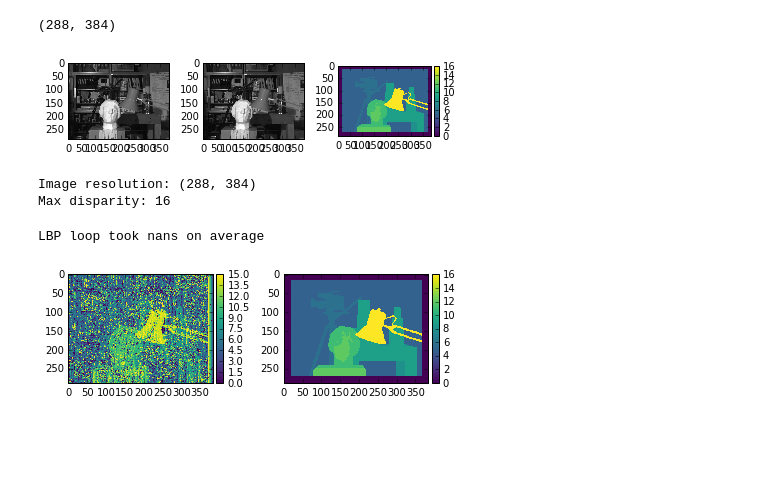
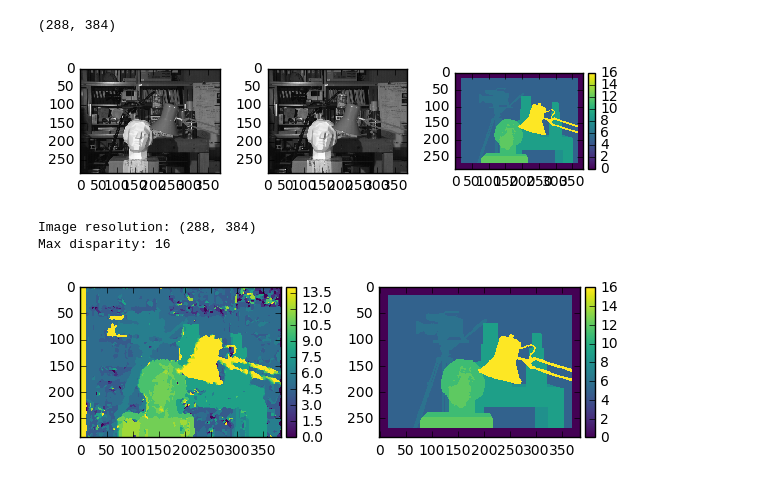
Before and after one commit to gdikov/hybrid-stereo-matching, a Jupyter notebook: notebooks/MRF_StereoMatching.ipynb, the cells around one changed output. Cells and saved outputs as stored; diff of their text form; code cells hidden in the pictures; blank space fills up the shorter version.

```diff
--- a/notebooks/MRF_StereoMatching.ipynb
+++ b/notebooks/MRF_StereoMatching.ipynb
@@ -11,8 +14,8 @@ from experiments.mrf import StereoMRF
 # %%
 # Read left and right images as well as ground truth
-img_left = skio.imread("experiments/tsuk_L.png", as_grey=True)
-img_right = skio.imread("experiments/tsuk_R.png", as_grey=True)
-ground_truth = load_ground_truth("experiments/tsuk_gt.pgm")
+img_left = skio.imread("../data/demo_samples/tsukuba_l.png", as_grey=True)
+img_right = skio.imread("../data/demo_samples/tsukuba_r.png", as_grey=True)
+ground_truth = load_ground_truth("../data/demo_samples/tsukuba_gt.pgm")
 print(ground_truth.shape)
 
 
@@ -34,16 +37,14 @@ max_disp = np.max(ground_truth)
 print("Max disparity: {}".format(max_disp))
 # %% [output]
 (288, 384)
-[figure, old version]
+[figure, new version]
 Image resolution: (288, 384)
 Max disparity: 16
 # %%
 # Initialise a MRF and calculate the some (possible sub-optimal) disparity assignemnt
 img_res = img_left.shape
-mrf = StereoMRF(img_res, n_levels=max_disp)
-disp_map = mrf.lbp(img_left, img_right, n_iter=0)
+mrf = StereoMRF(img_res, n_levels=max_disp-1)
+disp_map = mrf.lbp(img_left, img_right, n_iter=10)
 skio.imshow_collection([disp_map, ground_truth])
-plt.show()
 # %% [output]
-LBP loop took nans on average
-[figure, old version]
+[figure, new version]
```
Also changed, not shown: parts of 4 cells of this notebook, 1 other file.
